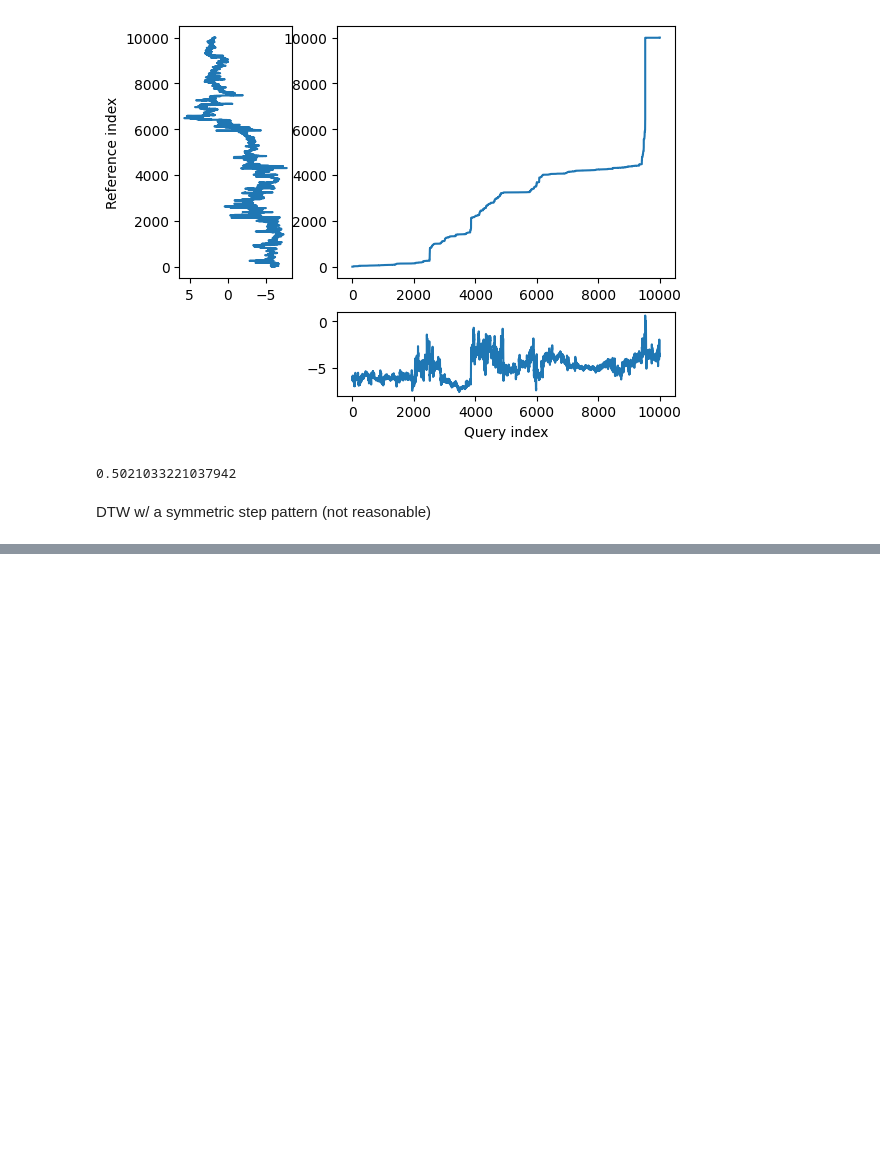
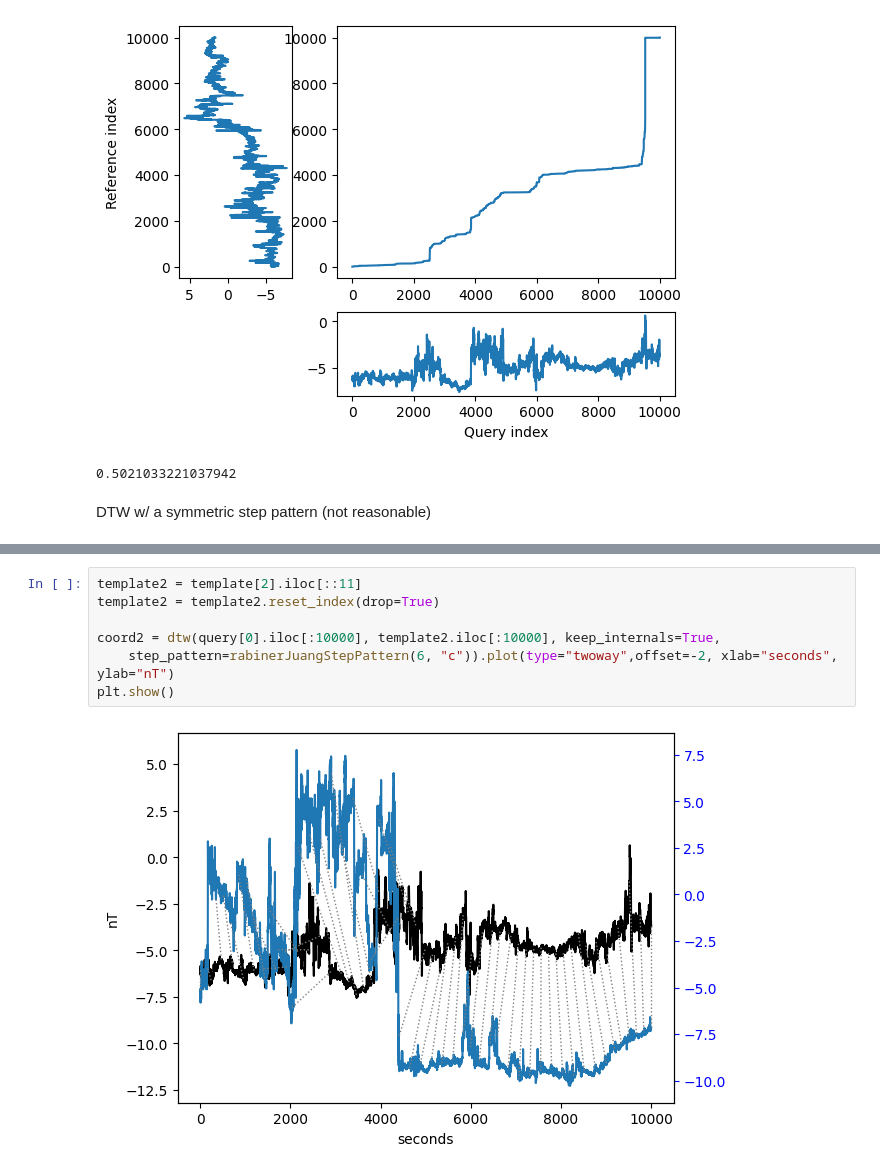
Before and after one commit to cleonard37/SpaceApps, a Jupyter notebook: spaceapps.ipynb, the cells around one changed output, grey strips where cells are left out. Drawn from its saved outputs; the diff is of its cells as text; blank space fills up the shorter version.

```diff
--- a/spaceapps.ipynb
+++ b/spaceapps.ipynb
@@ -277,0 +287,9 @@ plt.show()
+# %%
+template2 = template[2].iloc[::11]
+template2 = template2.reset_index(drop=True)
+
+coord2 = dtw(query[0].iloc[:10000], template2.iloc[:10000], keep_internals=True,
+    step_pattern=rabinerJuangStepPattern(6, "c")).plot(type="twoway",offset=-2, xlab="seconds", ylab="nT")
+plt.show()
+# %% [output]
+[figure, added]
```
Also changed, not shown: parts of 21 cells of this notebook, 1 other file.
